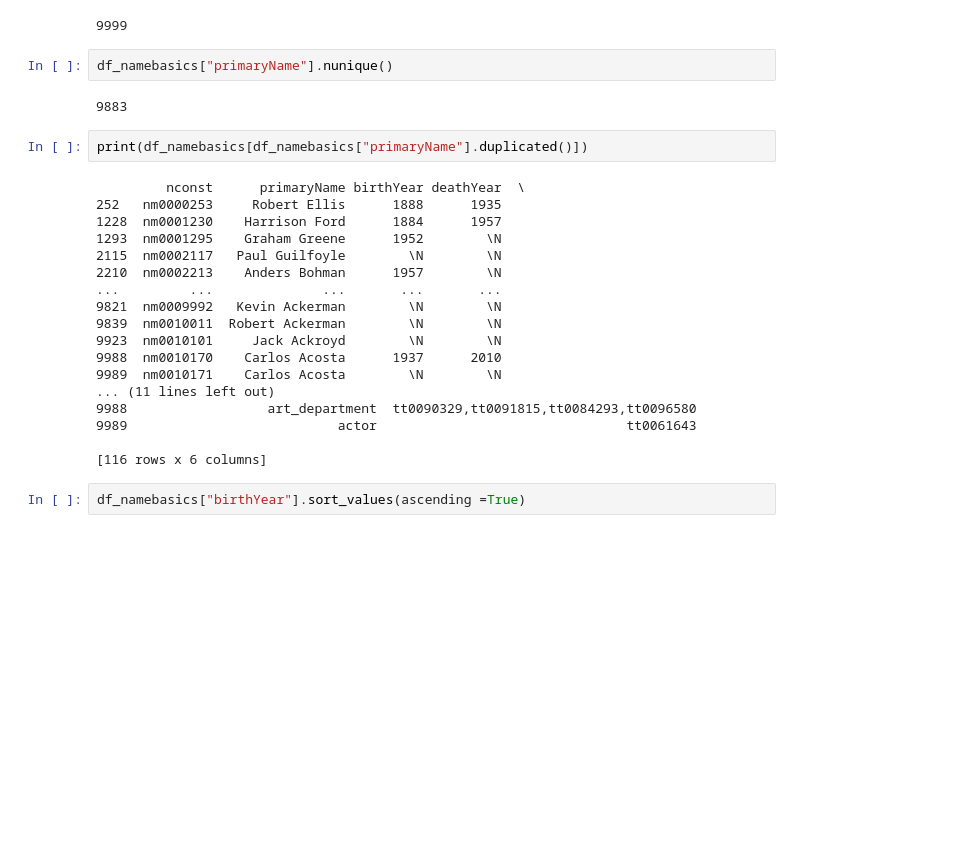
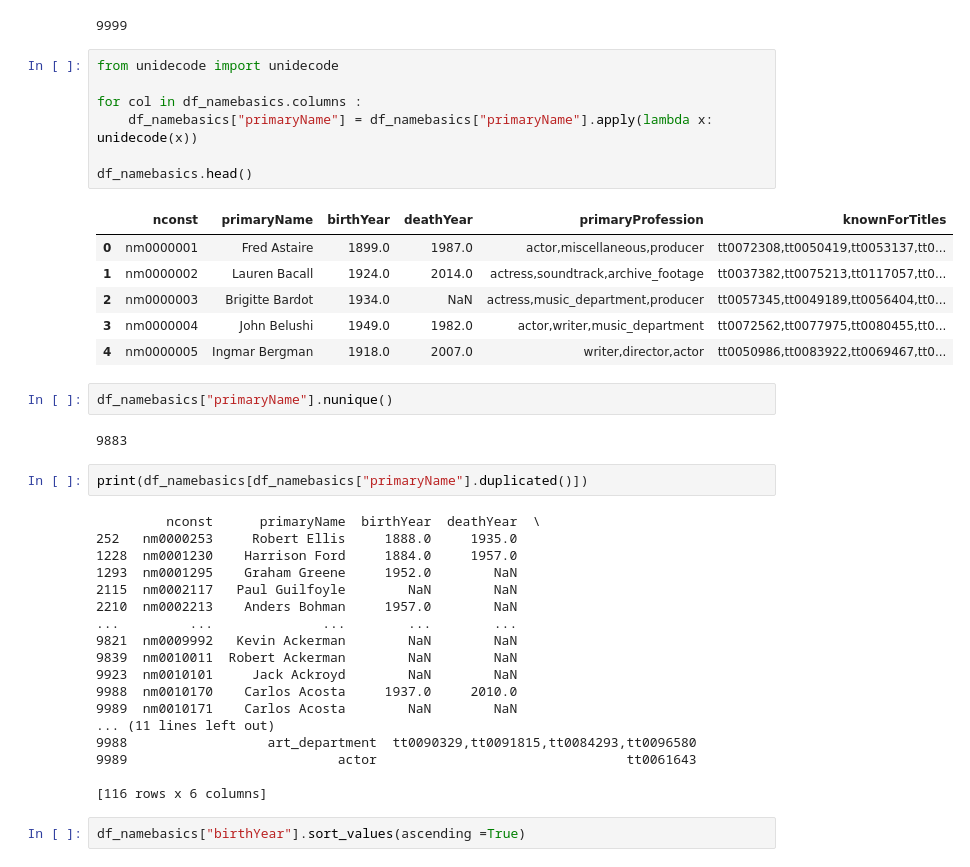
Before and after one commit to data-IA-2024/netfloox-recommandation-gr3, a Jupyter notebook: Notebook/Analyse_Exploratoire_namebasics.ipynb, the cells around one changed output. Cells and saved outputs as stored; diff of their text form; blank space fills up the shorter version.

Commit message:
début analyse explo title basics

```diff
--- a/Notebook/Analyse_Exploratoire_namebasics.ipynb
+++ b/Notebook/Analyse_Exploratoire_namebasics.ipynb
@@ -66,6 +66,20 @@ Name: birthYear, Length: 9999, dtype: float64
 df_namebasics["nconst"].nunique()
 # %% [output]
 9999
+# %%
+from unidecode import unidecode
+
+for col in df_namebasics.columns :
+    df_namebasics["primaryName"] = df_namebasics["primaryName"].apply(lambda x: unidecode(x))
+
+df_namebasics.head()
+# %% [output]
+|  | nconst | primaryName | birthYear | deathYear | primaryProfession | knownForTitles |
+| 0 | nm0000001 | Fred Astaire | 1899.0 | 1987.0 | actor,miscellaneous,producer | tt0072308,tt0050419,tt0053137,tt0... |
+| 1 | nm0000002 | Lauren Bacall | 1924.0 | 2014.0 | actress,soundtrack,archive_footage | tt0037382,tt0075213,tt0117057,tt0... |
+| 2 | nm0000003 | Brigitte Bardot | 1934.0 | NaN | actress,music_department,producer | tt0057345,tt0049189,tt0056404,tt0... |
+| 3 | nm0000004 | John Belushi | 1949.0 | 1982.0 | actor,writer,music_department | tt0072562,tt0077975,tt0080455,tt0... |
+| 4 | nm0000005 | Ingmar Bergman | 1918.0 | 2007.0 | writer,director,actor | tt0050986,tt0083922,tt0069467,tt0... |
 # %%
 df_namebasics["primaryName"].nunique()
 # %% [output]
@@ -73,18 +87,18 @@ df_namebasics["primaryName"].nunique()
 # %%
 print(df_namebasics[df_namebasics["primaryName"].duplicated()])
 # %% [output]
-         nconst      primaryName birthYear deathYear  \
-252   nm0000253     Robert Ellis      1888      1935
-1228  nm0001230    Harrison Ford      1884      1957
-1293  nm0001295    Graham Greene      1952        \N
-2115  nm0002117   Paul Guilfoyle        \N        \N
-2210  nm0002213    Anders Bohman      1957        \N
-...         ...              ...       ...       ...
-9821  nm0009992   Kevin Ackerman        \N        \N
-9839  nm0010011  Robert Ackerman        \N        \N
-9923  nm0010101     Jack Ackroyd        \N        \N
-9988  nm0010170    Carlos Acosta      1937      2010
-9989  nm0010171    Carlos Acosta        \N        \N
+         nconst      primaryName  birthYear  deathYear  \
+252   nm0000253     Robert Ellis     1888.0     1935.0
+1228  nm0001230    Harrison Ford     1884.0     1957.0
+1293  nm0001295    Graham Greene     1952.0        NaN
+2115  nm0002117   Paul Guilfoyle        NaN        NaN
+2210  nm0002213    Anders Bohman     1957.0        NaN
+...         ...              ...        ...        ...
+9821  nm0009992   Kevin Ackerman        NaN        NaN
+9839  nm0010011  Robert Ackerman        NaN        NaN
+9923  nm0010101     Jack Ackroyd        NaN        NaN
+9988  nm0010170    Carlos Acosta     1937.0     2010.0
+9989  nm0010171    Carlos Acosta        NaN        NaN
 ... (11 lines left out)
 9988                  art_department  tt0090329,tt0091815,tt0084293,tt0096580
 9989                           actor                                tt0061643
```
Also changed, not shown: parts of 1 cell of this notebook, 1 other file.
